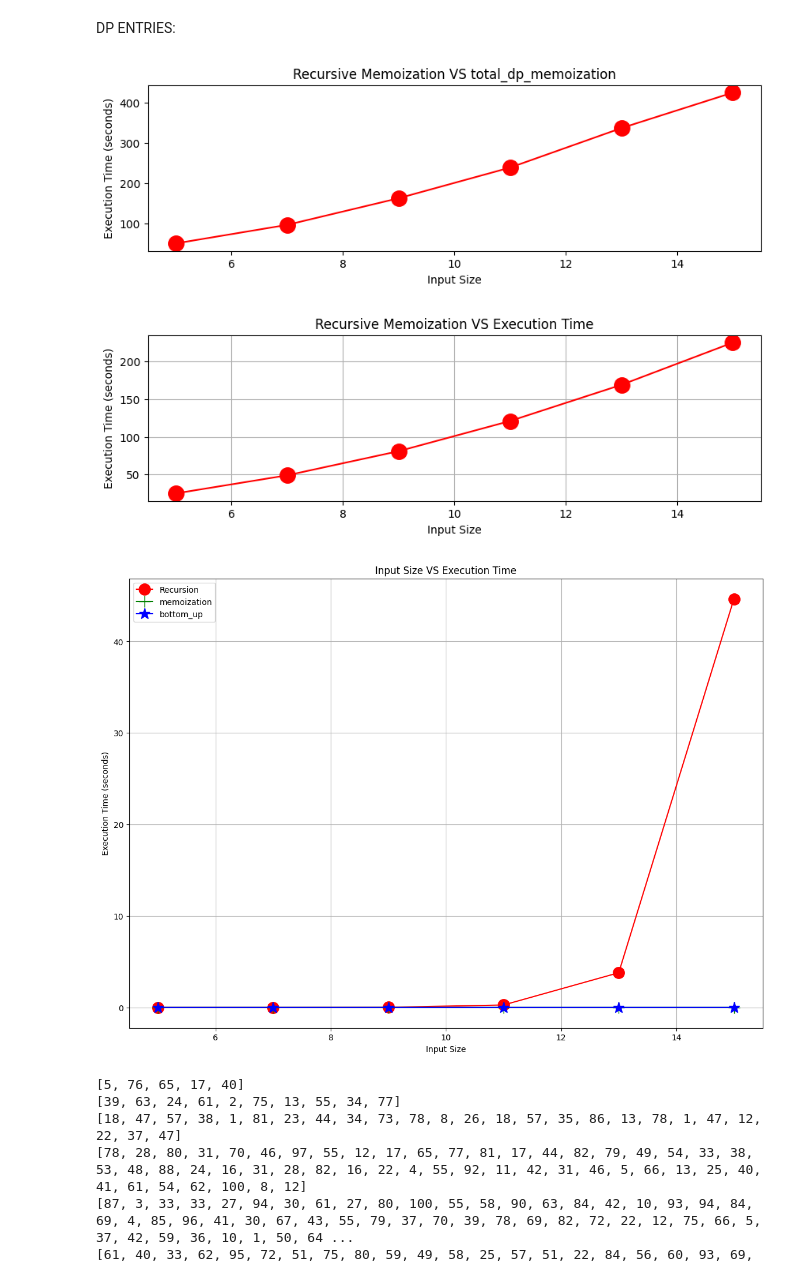
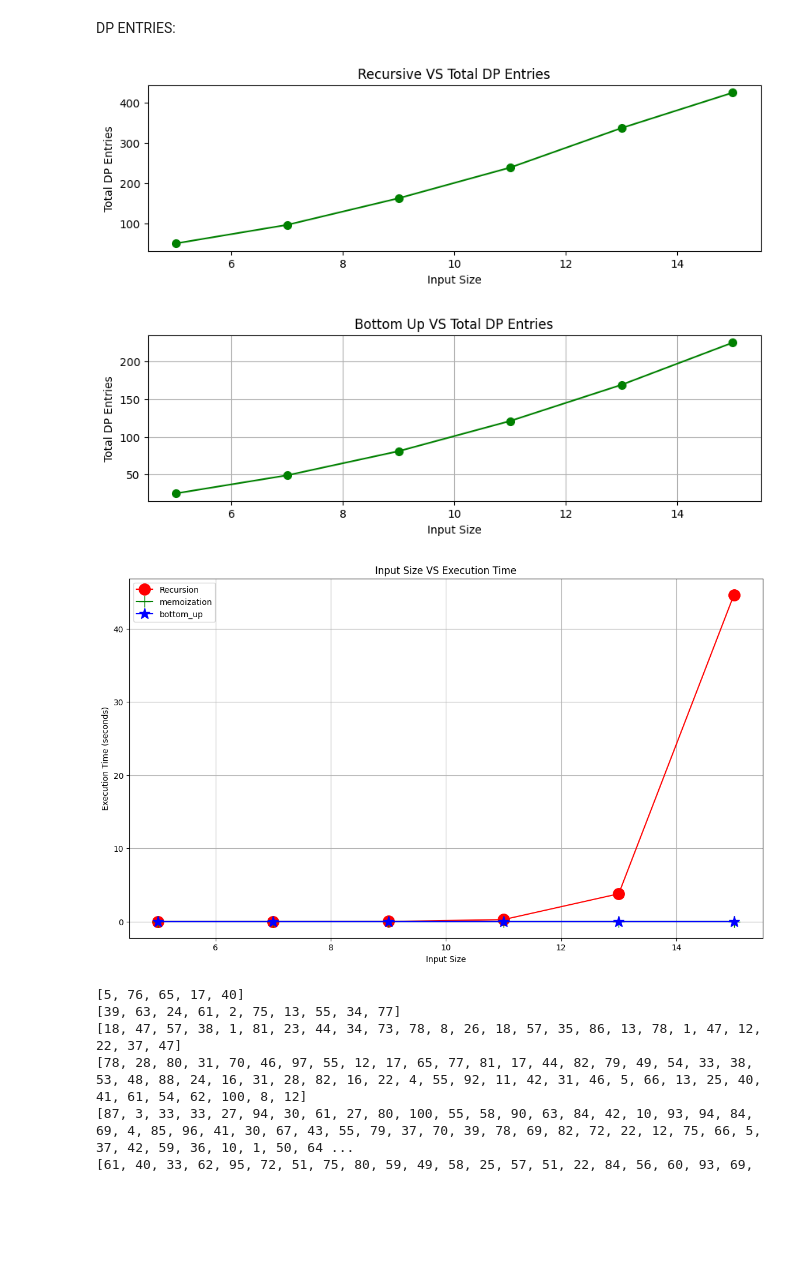
Before and after one commit to Sajithrajan03/DataStructures-and-Algorithms, a Jupyter notebook: Dynamic_Programing/ss/LCS.ipynb, the cells around one changed output. Cells and saved outputs as stored; diff of their text form; code cells hidden in the pictures; blank space fills up the shorter version.

```diff
--- a/Dynamic_Programing/ss/LCS.ipynb
+++ b/Dynamic_Programing/ss/LCS.ipynb
@@ -305,38 +313,38 @@ DP ENTRIES:
 
 plt.figure(figsize=(10,6))
 plt.subplot(2, 1, 1)
-plt.plot(data_sizes,  total_dp_entries_memoization, marker='o',color='r',markersize=14)
+plt.plot(data_sizes,  total_dp_entries_memoization, marker='o',color='g',markersize=7)
 plt.xlabel('Input Size')
-plt.ylabel('Execution Time (seconds)')
-plt.title('Recursive Memoization VS total_dp_memoization')
+plt.ylabel('Total DP Entries')
+plt.title('Recursive VS Total DP Entries')
 
 
 plt.figure(figsize=(10,6))
 plt.subplot(2, 1, 2)
-plt.plot(data_sizes,  total_dp_entries_bottom_up, marker='o',color='r',markersize=14)
+plt.plot(data_sizes,  total_dp_entries_bottom_up, marker='o',color='g',markersize=7)
 plt.xlabel('Input Size')
-plt.ylabel('Execution Time (seconds)')
-plt.title('Recursive Memoization VS Execution Time')
+plt.ylabel('Total DP Entries')
+plt.title('Bottom Up VS Total DP Entries')
 plt.grid(True)
 plt.show()
 # %% [output]
-[figure, old version]
+[figure, new version]
-[figure, old version]
+[figure, new version]
 # %%
-plt.figure(figsize=(14,10))
+plt.figure(figsize=(14,8))
 
 plt.plot(data_sizes,execution_times_recursive, marker='o',color='r',markersize=14,label='Recursion')
 plt.plot(data_sizes,  execution_times_memoization, marker='+',color='g',markersize=14,label='memoization')
 plt.plot(data_sizes, execution_times_bottom_up, marker='*',color='b',markersize=14,label='bottom_up')
 plt.xlabel('Input Size')
 plt.ylabel('Execution Time (seconds)')
 plt.title('Input Size VS Execution Time')
 plt.grid(True)
 plt.legend()
 
 plt.show()
 # %% [output]
-[figure, old version]
+[figure, new version]
 # %%
 arrtest = [5,10,25,50,100,250,500,1000]
 
```
Also changed, not shown: parts of 25 cells of this notebook, 2 other files.
